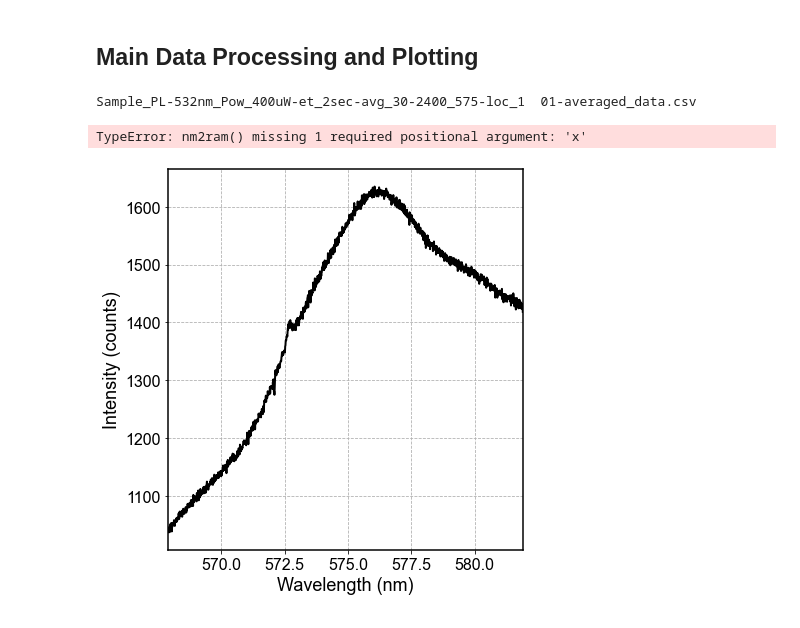
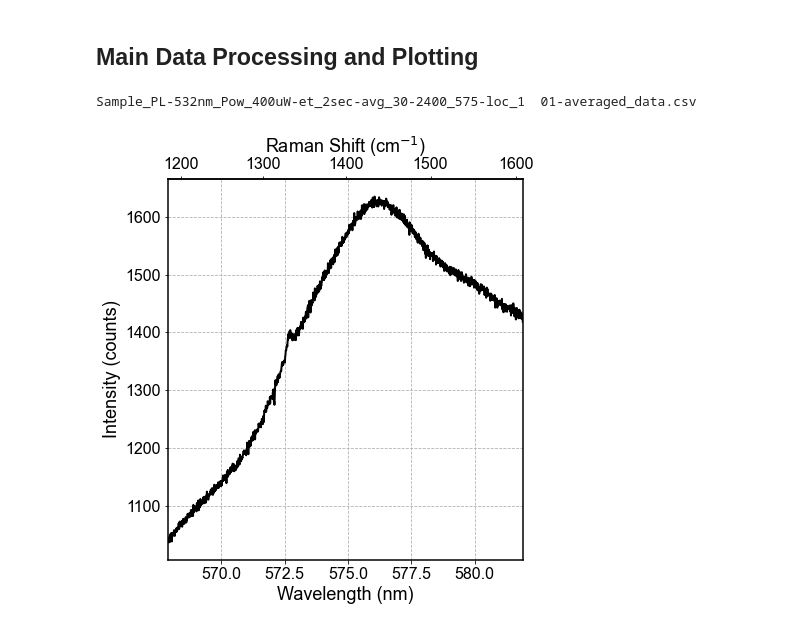
Before and after one commit to professorchaman/Data_Analysis, a Jupyter notebook: General Plotting and Data Analysis - CG_05142023.ipynb, the cells around one changed output. Cells and saved outputs as stored; diff of their text form; code cells hidden in the pictures.

```diff
--- a/General Plotting and Data Analysis - CG_05142023.ipynb
+++ b/General Plotting and Data Analysis - CG_05142023.ipynb
@@ -44,8 +44,8 @@ SMALL_SIZE = 16
 MEDIUM_SIZE = 18
 BIGGER_SIZE = 20
 
-plt.rcParams['axes.facecolor']='white'
-plt.rcParams['savefig.facecolor']='white'
+# plt.rcParams['axes.facecolor']='white'
+# plt.rcParams['savefig.facecolor']='white'
 plt.rc('font', size=SMALL_SIZE)  # controls default text sizes
 plt.rc('axes', titlesize=SMALL_SIZE)  # fontsize of the axes title
 plt.rc('axes', labelsize=MEDIUM_SIZE)  # fontsize of the x and y labels
@@ -319,34 +319,33 @@ for i in tqdm(range(0, len(fdata))):
     # ax1.set_ylim(0,25000)
     ax1.grid(True,linestyle='--')
 
     # ax1.set_yticks([])
 
     #ax1.tick_params(axis='y',which='both',left='off',labelleft='off')
 
     # ax1.xaxis.set_major_locator(MultipleLocator(20))
     # ax1.xaxis.set_major_formatter('{x:.0f}')
     # ax1.yaxis.set_major_locator(MultipleLocator(5000))
     # ax1.yaxis.set_major_formatter('{x:.0f}')
 
     # # For the minor ticks, use no labels; default NullFormatter.
     # ax1.xaxis.set_minor_locator(MultipleLocator(10))
     # ax1.legend(bbox_to_anchor=(1, 1),title='High Pressure',loc='upper right')
 
     # Add a secondary x-axis
-    secax = ax1.secondary_xaxis('top', functions=(nm2ram(laser_source=532.109), ram2nm(laser_source=532.109)))
-    secax.set_xlabel('Energy (eV)')
+    secax = ax1.secondary_xaxis('top', functions=(nm2ram, ram2nm))
+    secax.set_xlabel(r'Raman Shift (cm$^{-1}$)')
     # secax.xaxis.set_major_locator(MultipleLocator(0.05))
     # secax.xaxis.set_major_formatter('{x:.2f}')
     # secax.xaxis.set_minor_locator(MultipleLocator(0.01))
 
     plt.show()
 
 
 if do_mfv_calc == 'y': plot_meanf_data(laser_Pow, meanf_df, ax2, plot_title='Put your title here')
 
 
 # plt.savefig(os.path.join(head_i,"../Processed_data","20GPa-SiV_PL-d1.png"),dpi=300,bbox_inches='tight')
 # %% [output]
 Sample_PL-532nm_Pow_400uW-et_2sec-avg_30-2400_575-loc_1  01-averaged_data.csv
-TypeError: nm2ram() missing 1 required positional argument: 'x'
-[figure, old version]
+[figure, new version]
```
Also changed, not shown: parts of 1 cell of this notebook, 1 other file.
